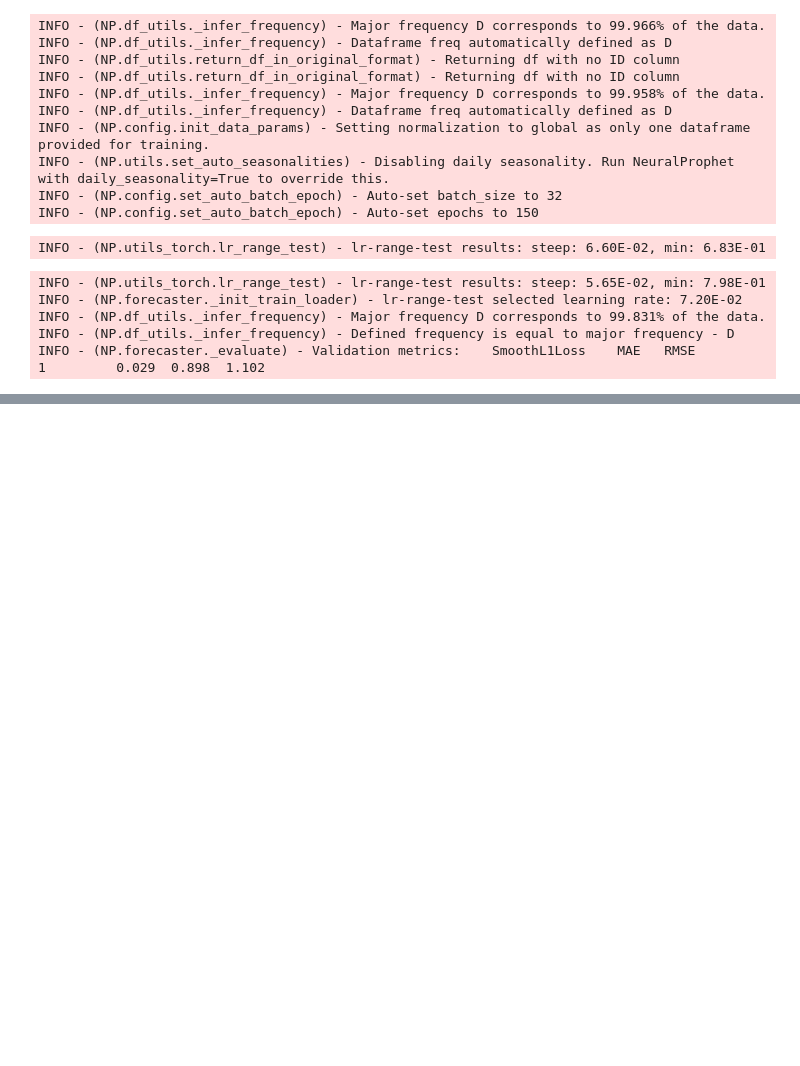
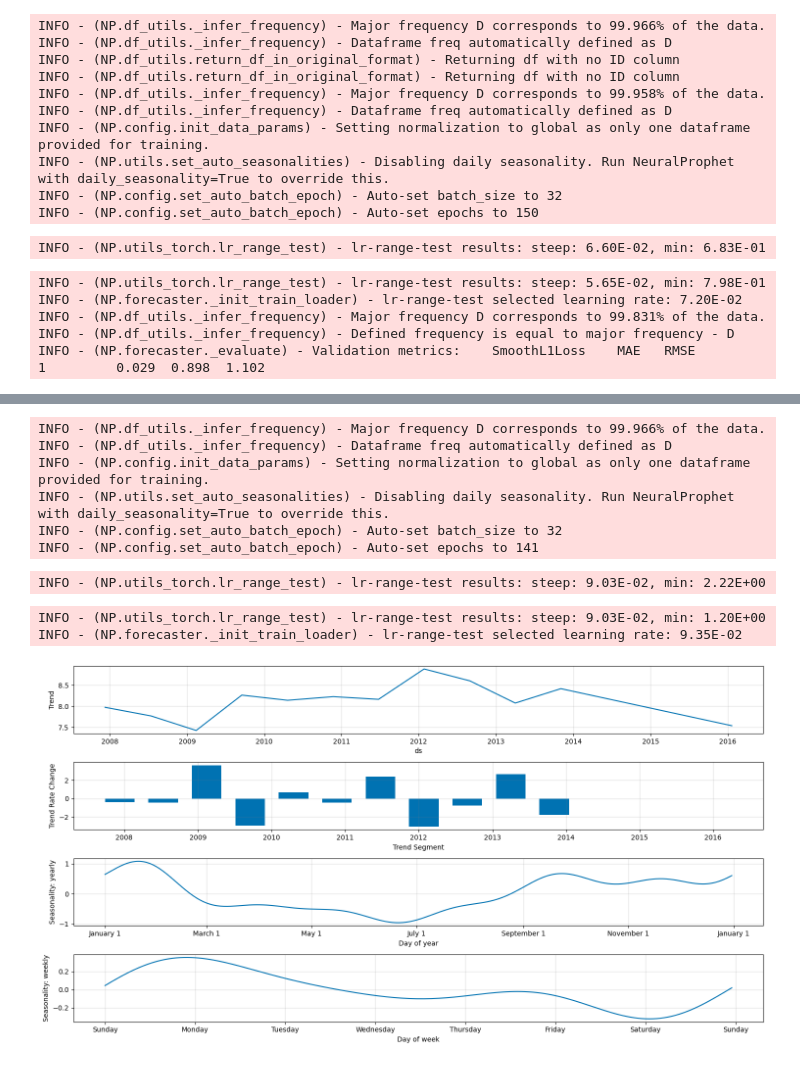
Before and after one commit to LuciaRavazzi/Master-DataScienceLab, a Jupyter notebook: Miscellanea/NeauralProphet_Tutorial.ipynb, the cells around one changed output, grey strips where cells are left out. Cells and saved outputs as stored; diff of their text form; code cells hidden in the pictures; blank space fills up the shorter version.

```diff
--- a/Miscellanea/NeauralProphet_Tutorial.ipynb
+++ b/Miscellanea/NeauralProphet_Tutorial.ipynb
@@ -110,0 +278,20 @@ INFO - (NP.forecaster._evaluate) - Validation metrics:    SmoothL1Loss    MAE
+# %%
+# You can assign the Fourier order to the seasonality.
+model = NeuralProphet(
+    yearly_seasonality = 8,
+    weekly_seasonality = 3
+)
+model = NeuralProphet()
+model.fit(df)
+model.plot_parameters(figsize = (15, 8));
+# %% [output]
+INFO - (NP.df_utils._infer_frequency) - Major frequency D corresponds to 99.966% of the data.
+INFO - (NP.df_utils._infer_frequency) - Dataframe freq automatically defined as D
+INFO - (NP.config.init_data_params) - Setting normalization to global as only one dataframe provided for training.
+INFO - (NP.utils.set_auto_seasonalities) - Disabling daily seasonality. Run NeuralProphet with daily_seasonality=True to override this.
+INFO - (NP.config.set_auto_batch_epoch) - Auto-set batch_size to 32
+INFO - (NP.config.set_auto_batch_epoch) - Auto-set epochs to 141
+INFO - (NP.utils_torch.lr_range_test) - lr-range-test results: steep: 9.03E-02, min: 2.22E+00
+INFO - (NP.utils_torch.lr_range_test) - lr-range-test results: steep: 9.03E-02, min: 1.20E+00
+INFO - (NP.forecaster._init_train_loader) - lr-range-test selected learning rate: 9.35E-02
+[figure, added]
```
Also changed, not shown: parts of 25 cells of this notebook.
